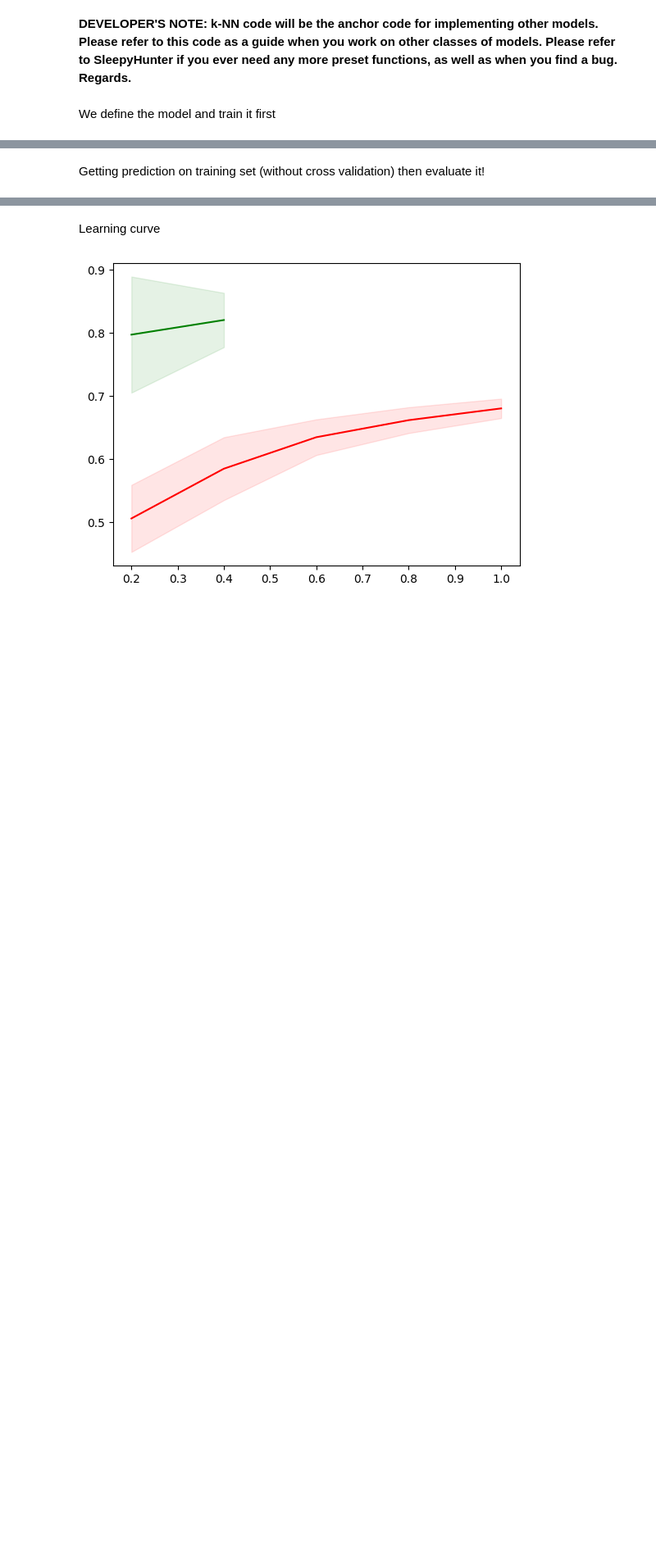
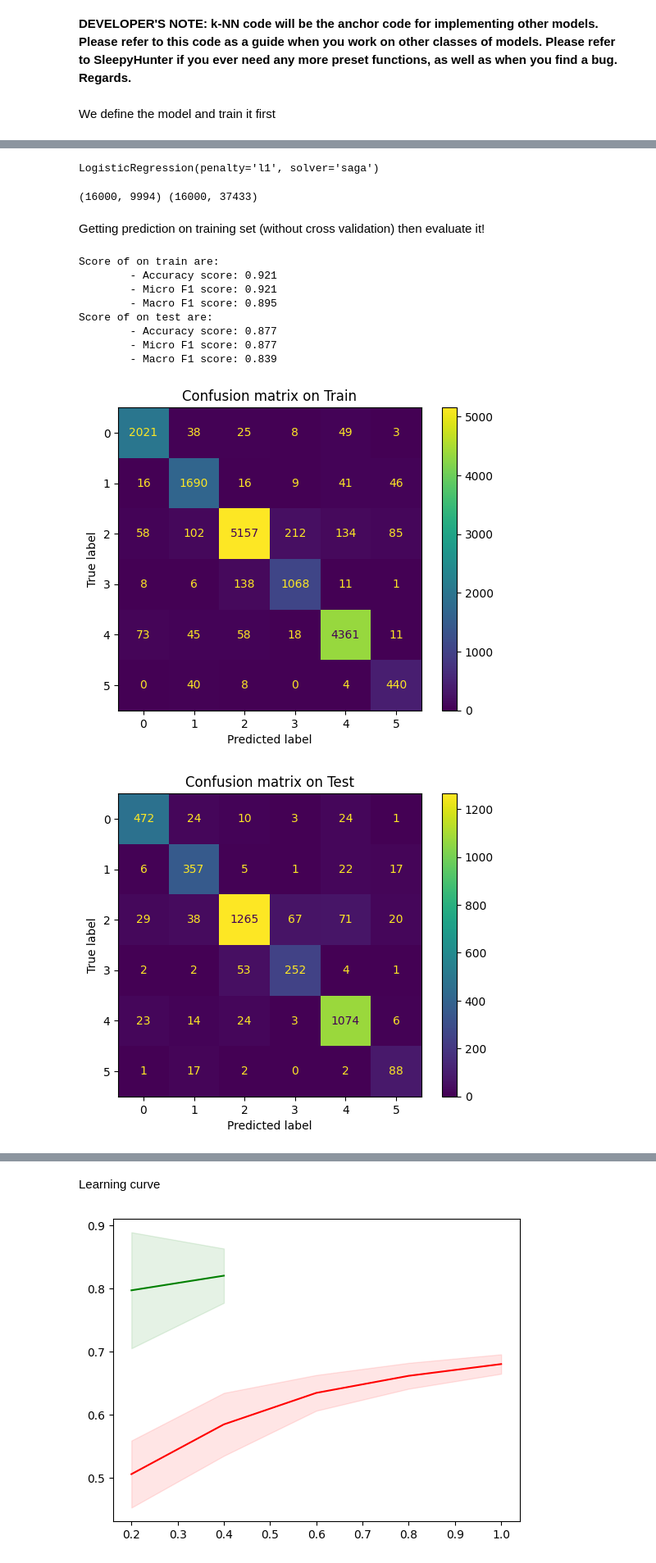
Before and after one commit to auphong2707/emotion-dectection-from-text, a Jupyter notebook: EDFT.ipynb, the cells around one changed output, grey strips where cells are left out. Shown at 82% size. Saved outputs shown, nothing was run; the diff lists cells and outputs as text; code cells hidden in the pictures; blank space fills up the shorter version.

```diff
--- a/EDFT.ipynb
+++ b/EDFT.ipynb
@@ -468,2 +482,24 @@ SVC(C=75.25, coef0=1.0, gamma=0.01, kernel='sigmoid', random_state=111111)
+# %%
+linear2 = LogisticRegression(penalty='l1', solver='saga')
+linear2.fit(X_train_bow_2, y_train)
+# %% [output]
+LogisticRegression(penalty='l1', solver='saga')
+# %%
+print(X_train_bow_2.shape, X_train_bow.shape)
+# %% [output]
+(16000, 9994) (16000, 37433)
 # %% [markdown]
 Getting prediction on training set (without cross validation) then evaluate it!
+# %%
+evaluate_model(linear_tester, X_train_bow, X_test_bow, y_train, y_test, include_training = True)
+# %% [output]
+Score of on train are:
+        - Accuracy score: 0.921
+        - Micro F1 score: 0.921
+        - Macro F1 score: 0.895
+Score of on test are:
+        - Accuracy score: 0.877
+        - Micro F1 score: 0.877
+        - Macro F1 score: 0.839
+[figure, added]
+[figure, added]
```
Also changed, not shown: parts of 14 cells of this notebook, 1 other file.
